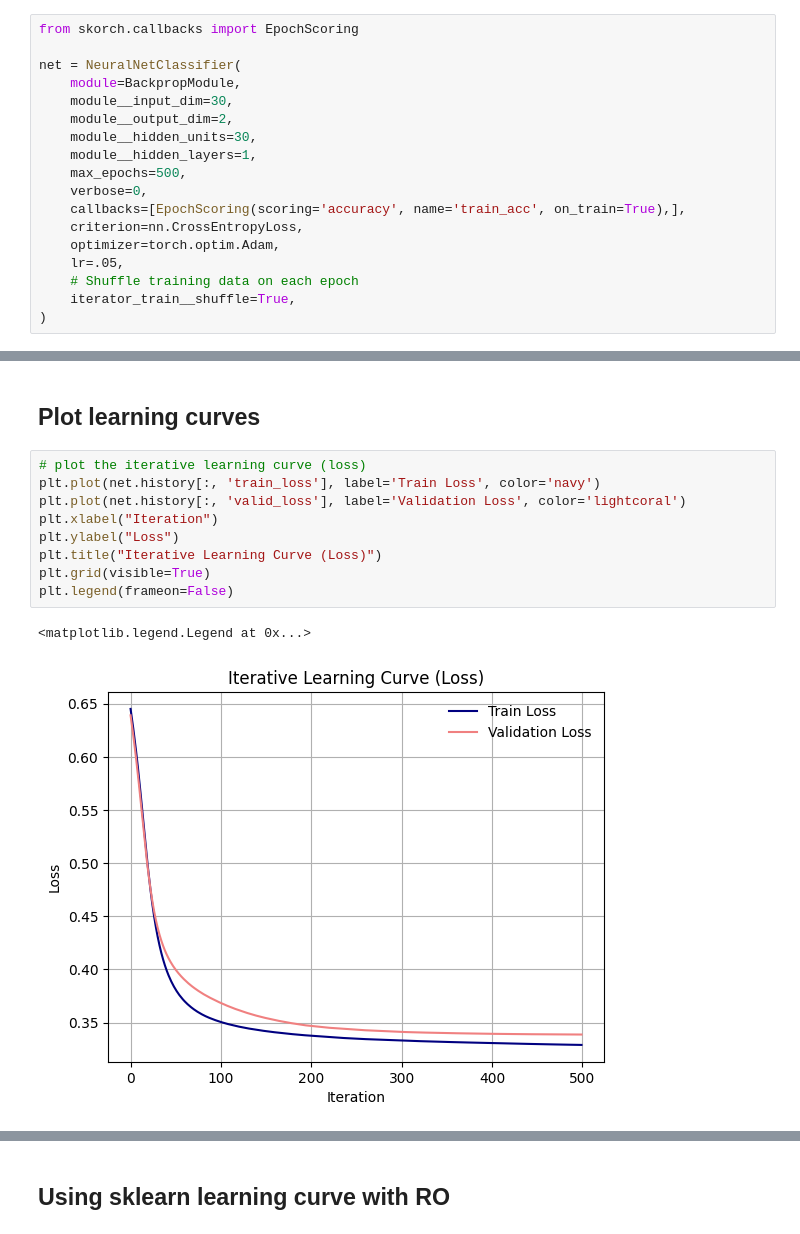
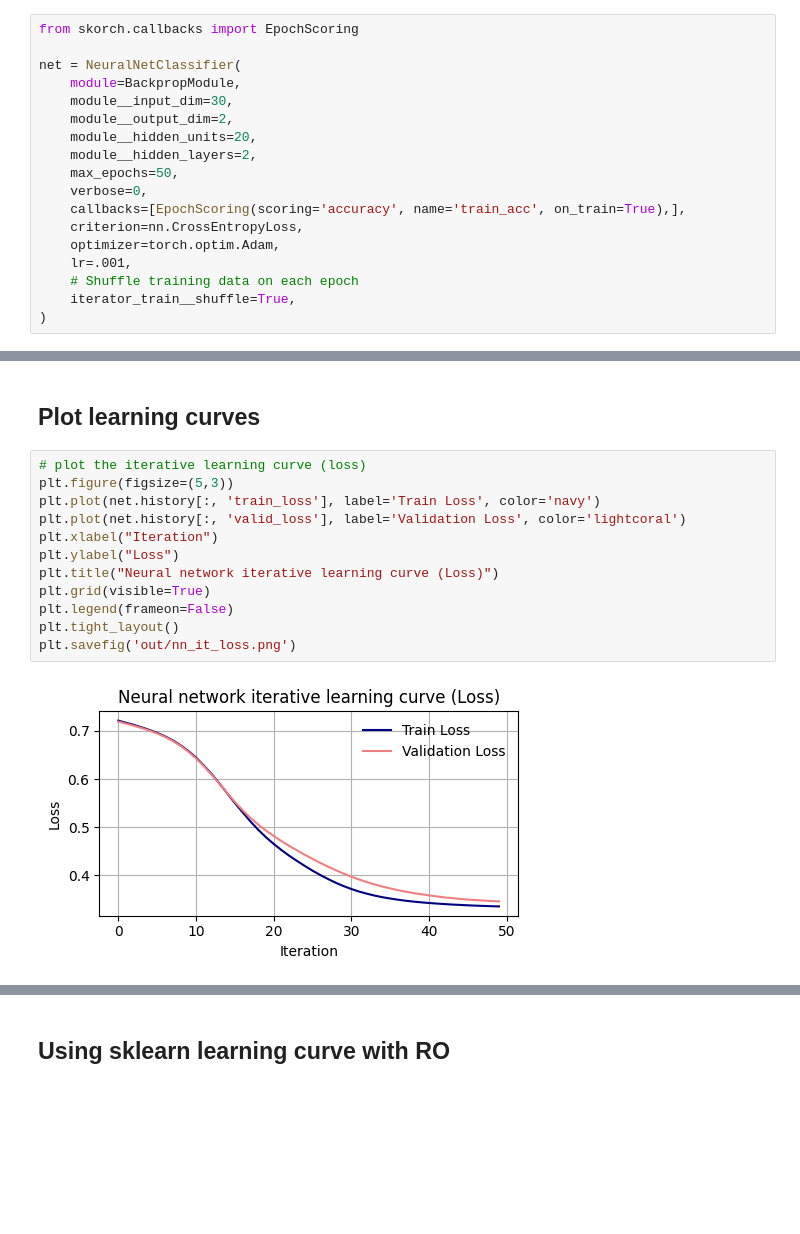
Before and after one commit to MatthewCaseres/mlrose, a Jupyter notebook: notebooks/backprop_network.ipynb, the cells around one changed output, grey strips where cells are left out. Saved outputs shown, nothing was run; the diff lists cells and outputs as text; blank space fills up the shorter version.

```diff
--- a/notebooks/backprop_network.ipynb
+++ b/notebooks/backprop_network.ipynb
@@ -29,14 +29,14 @@ net = NeuralNetClassifier(
     module=BackpropModule,
     module__input_dim=30,
     module__output_dim=2,
-    module__hidden_units=30,
-    module__hidden_layers=1,
-    max_epochs=500,
+    module__hidden_units=20,
+    module__hidden_layers=2,
+    max_epochs=50,
     verbose=0,
     callbacks=[EpochScoring(scoring='accuracy', name='train_acc', on_train=True),],
     criterion=nn.CrossEntropyLoss,
     optimizer=torch.optim.Adam,
-    lr=.05,
+    lr=.001,
     # Shuffle training data on each epoch
     iterator_train__shuffle=True,
 )
@@ -102,15 +116,17 @@ array([ 0,  0,  0,  0,  0,  0,  0,  0,  0,  0,  0,  0,  0,  0, -1,  0,  0,
 ## Plot learning curves
 # %%
 # plot the iterative learning curve (loss)
+plt.figure(figsize=(5,3))
 plt.plot(net.history[:, 'train_loss'], label='Train Loss', color='navy')
 plt.plot(net.history[:, 'valid_loss'], label='Validation Loss', color='lightcoral')
 plt.xlabel("Iteration")
 plt.ylabel("Loss")
-plt.title("Iterative Learning Curve (Loss)")
+plt.title("Neural network iterative learning curve (Loss)")
 plt.grid(visible=True)
 plt.legend(frameon=False)
+plt.tight_layout()
+plt.savefig('out/nn_it_loss.png')
 # %% [output]
-<matplotlib.legend.Legend at 0x...>
-[figure, old version]
+[figure, new version]
 # %%
 # plot the iterative learning curve (accuracy)
```
Also changed, not shown: parts of 8 cells of this notebook, 16 other files.
